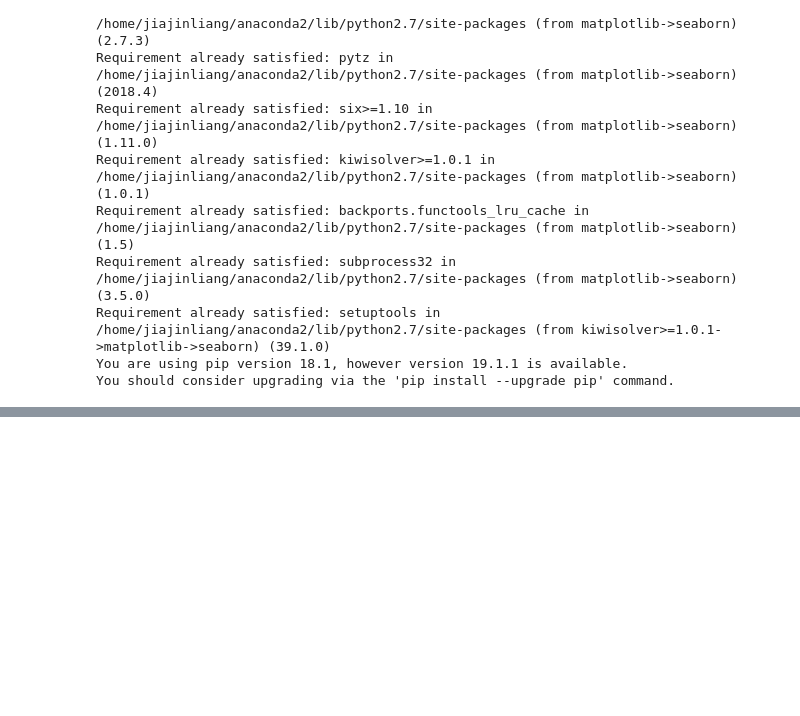
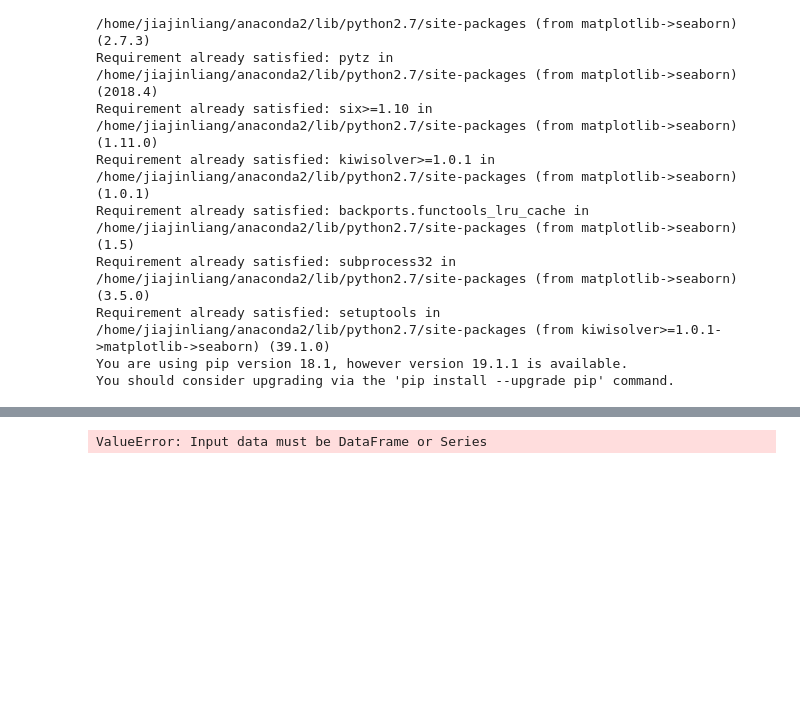
Before and after one commit to jiajinliang/Sentiment-Analysis-Generator-, a Jupyter notebook: optimized model.ipynb, the cells around one changed output, grey strips where cells are left out. Cells and saved outputs as stored; diff of their text form; code cells hidden in the pictures; blank space fills up the shorter version.

```diff
--- a/optimized model.ipynb
+++ b/optimized model.ipynb
@@ -460,0 +549,9 @@ You should consider upgrading via the 'pip install --upgrade pip' command.
+# %%
+ax = plt.subplot(111, frame_on=False) # no visible frame
+ax.xaxis.set_visible(False)  # hide the x axis
+ax.yaxis.set_visible(False)  # hide the y axis
+from pandas.tools.plotting import table
+table(ax, df)  # where df is your data frame
+# %% [output]
+ValueError: Input data must be DataFrame or Series
+[figure, added]
```
Also changed, not shown: parts of 21 cells of this notebook, 7 other files.
